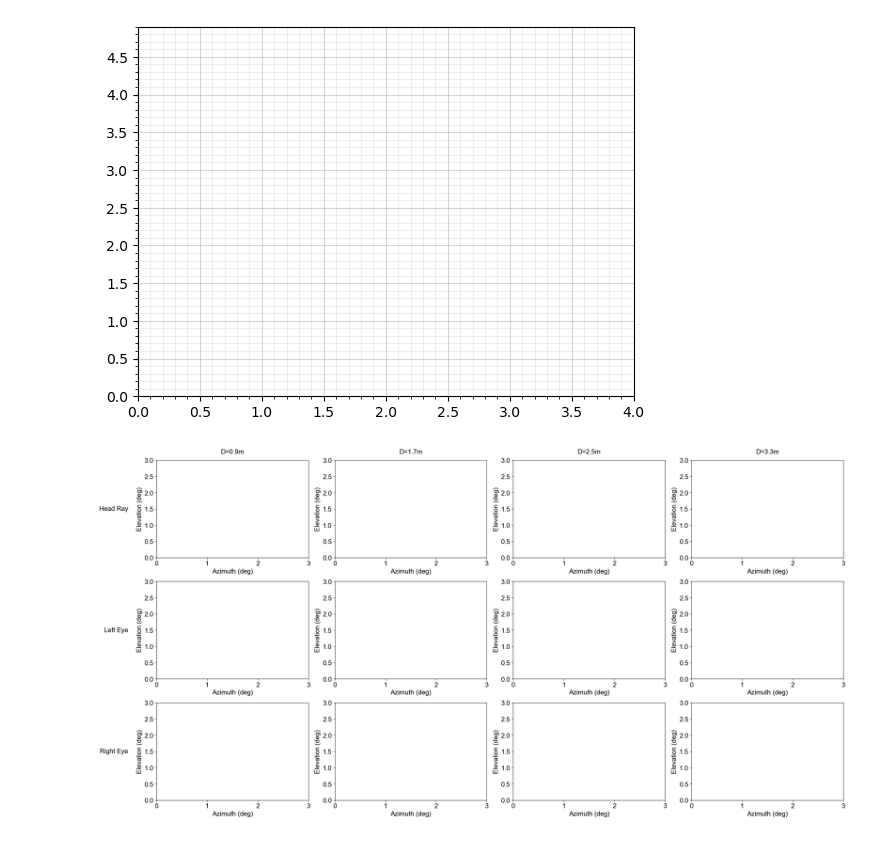
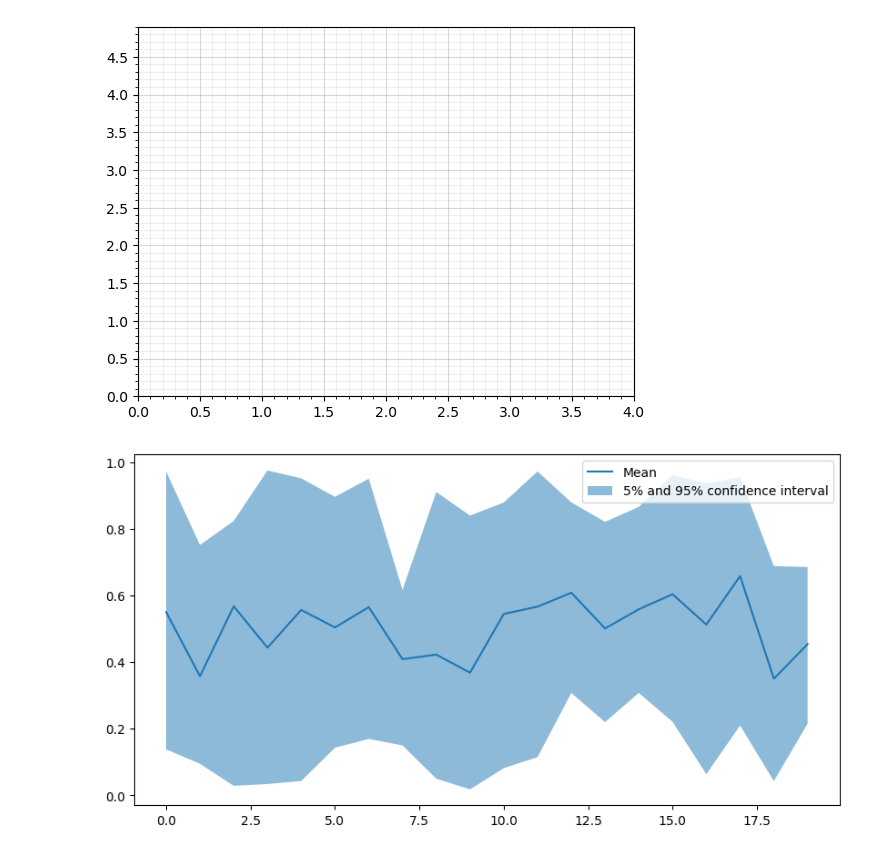
Before and after one commit to gitscade/stats, a Jupyter notebook: 05_temporal.ipynb, the cells around one changed output. Cells and saved outputs as stored; diff of their text form; code cells hidden in the pictures.

```diff
--- a/05_temporal.ipynb
+++ b/05_temporal.ipynb
@@ -1038,34 +1038,27 @@ plt.show()
 # %% [output]
 [figure]
 # %%
-fig, axes = plt.subplots(nrows=3, ncols=4, figsize=(24, 12))
-# plt.suptitle("Projection on Spherical Visual Field", fontsize=18)
-matplotlib.rc('xtick', labelsize=15)
-matplotlib.rc('ytick', labelsize=15)
+# https://stackoverflow.com/questions/74091312/plot-average-of-multiple-numpy-arrays-with-confidence-intervals-shaded-in-python
+import random
+import numpy as np
 
-col_names = ['{}'.format(col) for col in ['D=0.9m','D=1.7m','D=2.5m','D=3.3m']]
-row_names = ['{}'.format(row) for row in ['Head Ray', 'Left Eye', 'Right Eye']]
-plt.setp(axes.flat, xlabel='X-label', ylabel='Y-label')
-pad = 15 # in points
+length = 20
+def create_arrays():
+    arrays = []
+    for i in range(10):
+        arrays.append(np.random.rand(1, length))
+    return arrays
 
-for ax, col in zip(axes[0], col_names):
-    ax.annotate(col, xy=(0.5, 1), xytext=(0, pad),
-                xycoords='axes fraction', textcoords='offset points',
-                size=15, ha='center', va='baseline')
+import matplotlib.pyplot as plt
 
-for ax, row in zip(axes[:,0], row_names):
-    ax.annotate(row, xy=(0, 0.5), xytext=(-ax.yaxis.labelpad - pad, 0),
-                xycoords=ax.yaxis.label, textcoords='offset points',
-                size=15, ha='right', va='center')
+def plot_arrays(arrays):
+    plt.figure(figsize=(10, 5))
+    plt.plot(np.mean(arrays, axis=0)[0], label='Mean')
+    plt.fill_between(range(length), np.percentile(arrays, 5, axis=0)[0], np.percentile(arrays, 95, axis=0)[0], alpha=0.5, label='5% and 95% confidence interval')
+    plt.legend()
+    plt.show()
 
-for idx, ax in np.ndenumerate(axes):
-    ax.set_xlabel('Azimuth (deg)', fontsize=15)
-    ax.set_ylabel('Elevation (deg)', fontsize=15)
-    ax.set_xlim(0,3)
-    ax.set_ylim(0,3)
-    ax.locator_params(nbins=5, axis='x') #xtick density
-
-fig.tight_layout()
-plt.show()
+arrays = create_arrays()
+plot_arrays(arrays)
 # %% [output]
-[figure, old version]
+[figure, new version]
```
Also changed, not shown: 1 other file.
